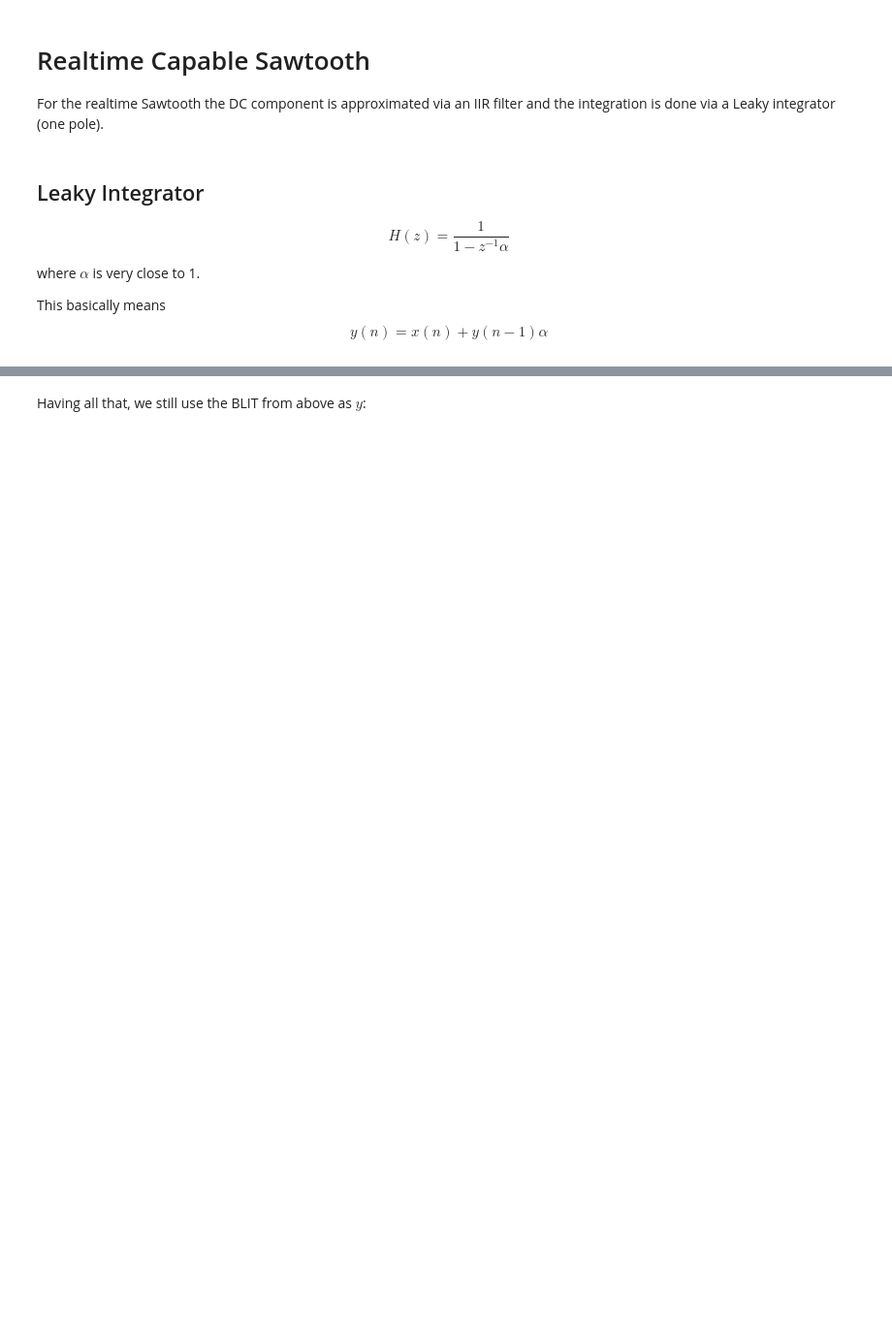
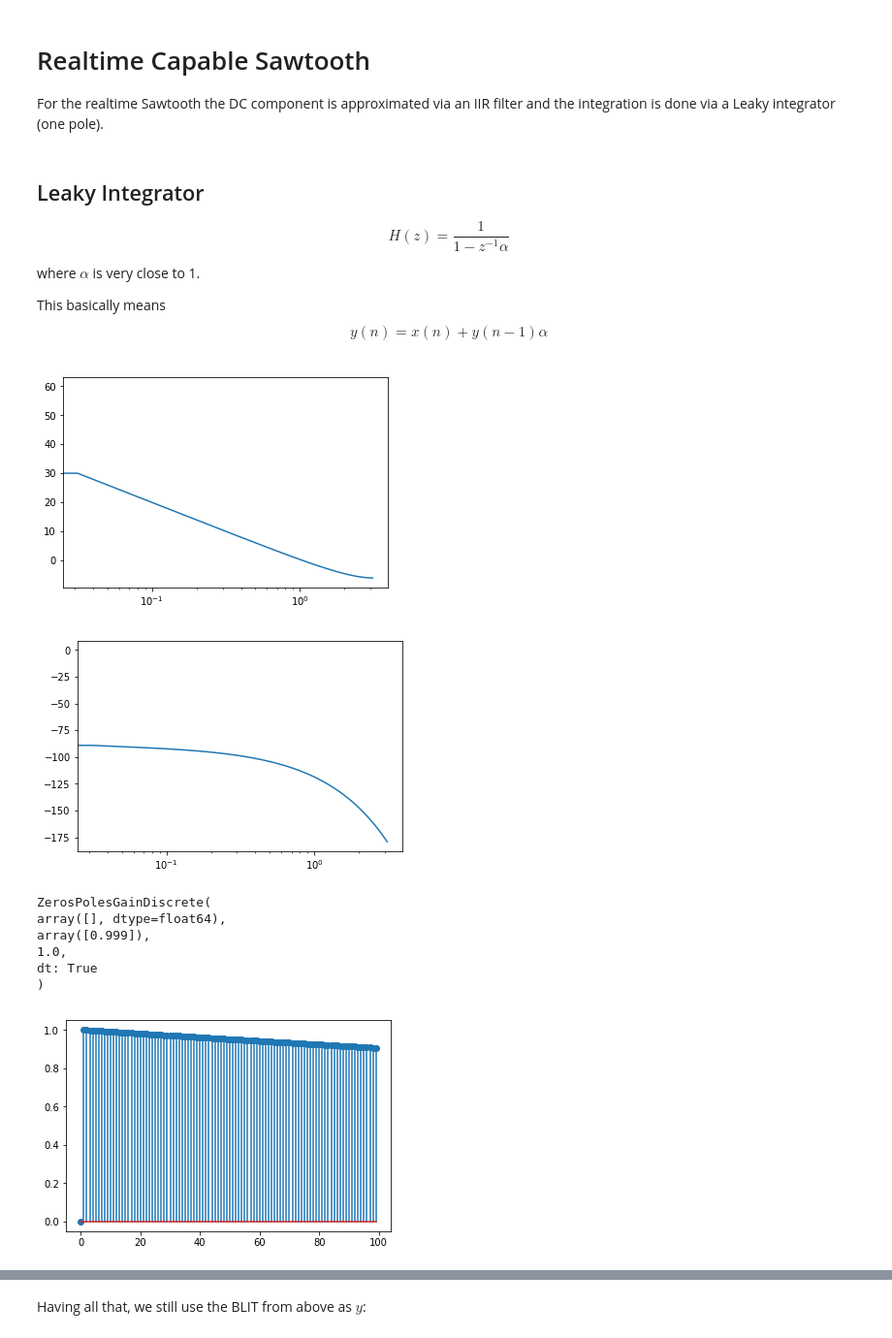
Before and after one commit to znibbles/01-advanced-synthesis-techniques, a Jupyter notebook: 01-BLIT.ipynb, the cells around one changed output, grey strips where cells are left out. Shown at 97% size. Drawn from its saved outputs; the diff is of its cells as text; code cells hidden in the pictures; blank space fills up the shorter version.

```diff
--- a/01-BLIT.ipynb
+++ b/01-BLIT.ipynb
@@ -215,3 +215,27 @@ where $\alpha$ is very close to 1.
 
 This basically means
 $$ y(n) = x(n)+y(n-1)\alpha $$
+# %%
+leaky_int_lti = signal.dlti([1], [1, -0.999])
+w, mag, phase = signal.dbode(leaky_int_lti)
+
+plt.figure()
+plt.semilogx(w, mag)    # Bode magnitude plot
+plt.figure()
+plt.semilogx(w, phase)  # Bode phase plot
+plt.show()
+
+ir = signal.dimpulse(leaky_int_lti)
+plt.stem(ir[1][0])
+
+signal.ZerosPolesGain(leaky_int_lti)
+# %% [output]
+[figure, added]
+[figure, added]
+ZerosPolesGainDiscrete(
+array([], dtype=float64),
+array([0.999]),
+1.0,
+dt: True
+)
+[figure, added]
```
Also changed, not shown: parts of 3 cells of this notebook, 2 other files.
